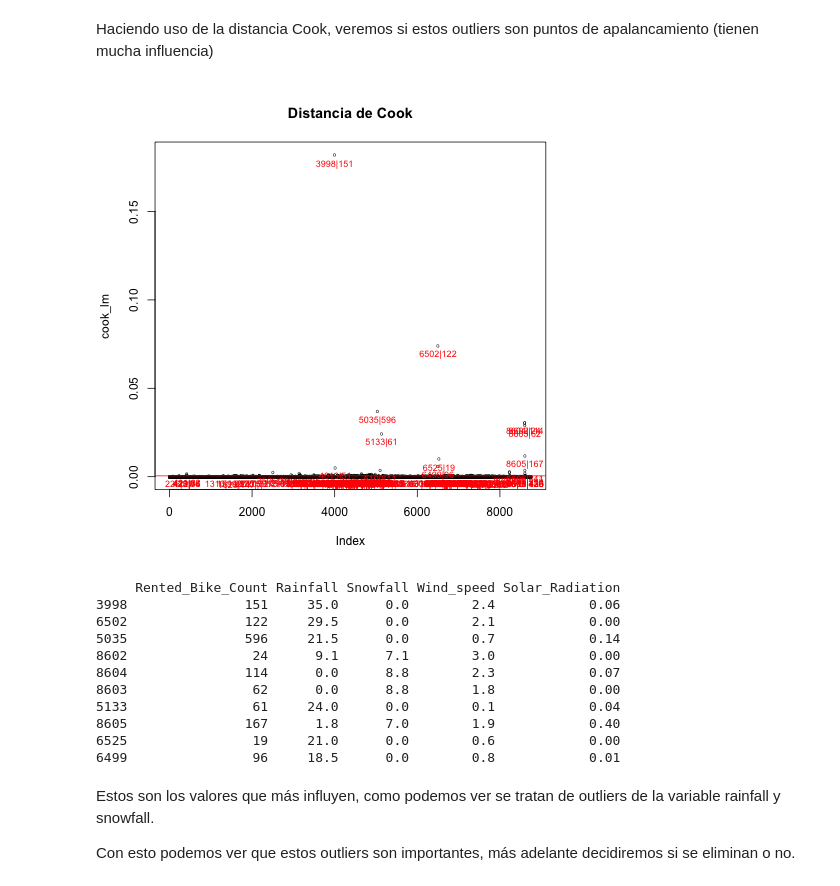
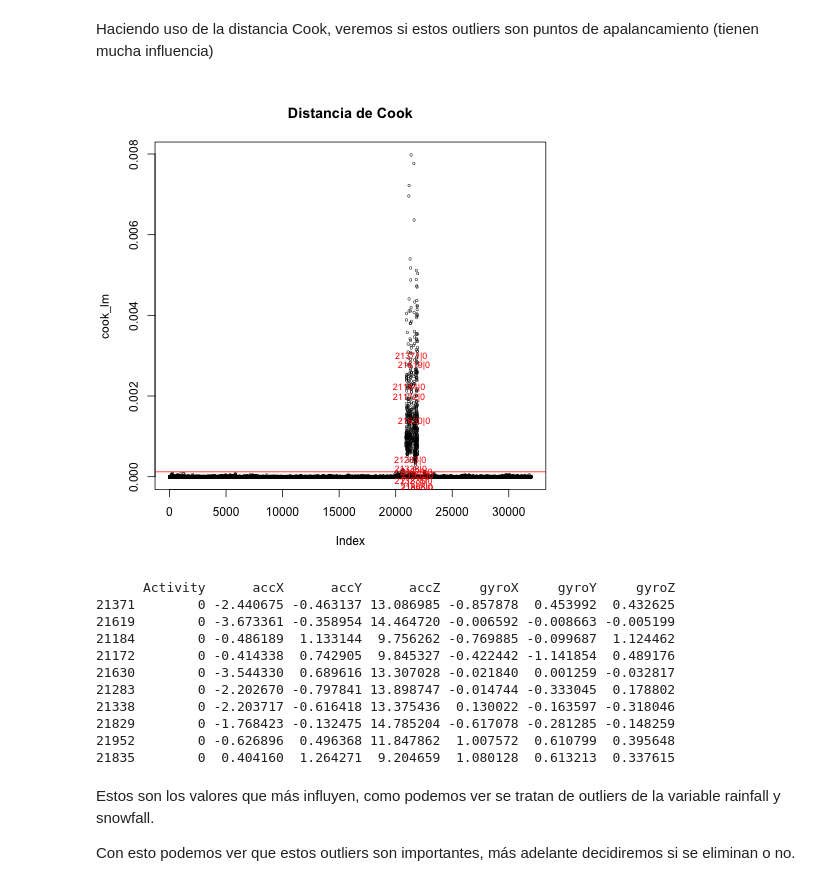
Before and after one commit to Arturo-Hernanz-CM/analisis_datos_modelo_series_temporales_pasajeros_avion, a Jupyter notebook: modelo_series.ipynb, the cells around one changed output. Saved outputs shown, nothing was run; the diff lists cells and outputs as text; code cells hidden in the pictures.

```diff
--- a/modelo_series.ipynb
+++ b/modelo_series.ipynb
@@ -276,32 +235,32 @@ Haciendo uso de la distancia Cook, veremos si estos outliers son puntos de apala
 # %%
 %%R
 
-fit_lm <- lm(Rented_Bike_Count ~ Rainfall + Snowfall + Wind_speed + Solar_Radiation, data = dfMedidas)
+fit_lm <- lm(Activity ~ accX + accY + accZ + gyroX + gyroY + gyroZ , data = dfMedidas)
 cook_lm <- cooks.distance(fit_lm)
 
 plot(cook_lm, pch = "o", cex = 0.5, main = "Distancia de Cook")
 abline(h = 4*mean(cook_lm), col = "red")  # línea de corte
 text(x = 1 : length(cook_lm) + 1, y = cook_lm - 0.005, cex = 0.75,
-     labels = ifelse(cook_lm > 4 * mean(cook_lm), paste0(names(cook_lm),"|",round(dfMedidas$Rented_Bike_Count[as.numeric(names(cook_lm))],0)), ""), col="red")
+     labels = ifelse(cook_lm > 4 * mean(cook_lm), paste0(names(cook_lm),"|",round(dfMedidas$Activity[as.numeric(names(cook_lm))],0)), ""), col="red")
 # %% [output]
-[figure, old version]
+[figure, new version]
 # %%
 %%R
 influentes <- which(cook_lm > 4*mean(cook_lm))
 
-dfMedidas[order(cook_lm, decreasing = TRUE)[1:10], c("Rented_Bike_Count", "Rainfall", "Snowfall", "Wind_speed", "Solar_Radiation")]
+dfMedidas[order(cook_lm, decreasing = TRUE)[1:10], c("Activity", "accX", "accY", "accZ", "gyroX", "gyroY", "gyroZ")]
 # %% [output]
-     Rented_Bike_Count Rainfall Snowfall Wind_speed Solar_Radiation
-3998               151     35.0      0.0        2.4            0.06
-6502               122     29.5      0.0        2.1            0.00
-5035               596     21.5      0.0        0.7            0.14
-8602                24      9.1      7.1        3.0            0.00
-8604               114      0.0      8.8        2.3            0.07
-8603                62      0.0      8.8        1.8            0.00
-5133                61     24.0      0.0        0.1            0.04
-8605               167      1.8      7.0        1.9            0.40
-6525                19     21.0      0.0        0.6            0.00
-6499                96     18.5      0.0        0.8            0.01
+      Activity      accX      accY      accZ     gyroX     gyroY     gyroZ
+21371        0 -2.440675 -0.463137 13.086985 -0.857878  0.453992  0.432625
+21619        0 -3.673361 -0.358954 14.464720 -0.006592 -0.008663 -0.005199
+21184        0 -0.486189  1.133144  9.756262 -0.769885 -0.099687  1.124462
+21172        0 -0.414338  0.742905  9.845327 -0.422442 -1.141854  0.489176
+21630        0 -3.544330  0.689616 13.307028 -0.021840  0.001259 -0.032817
+21283        0 -2.202670 -0.797841 13.898747 -0.014744 -0.333045  0.178802
+21338        0 -2.203717 -0.616418 13.375436  0.130022 -0.163597 -0.318046
+21829        0 -1.768423 -0.132475 14.785204 -0.617078 -0.281285 -0.148259
+21952        0 -0.626896  0.496368 11.847862  1.007572  0.610799  0.395648
+21835        0  0.404160  1.264271  9.204659  1.080128  0.613213  0.337615
 # %% [markdown]
 Estos son los valores que más influyen, como podemos ver se tratan de outliers de la variable rainfall y snowfall.
 
```
Also changed, not shown: parts of 9 cells of this notebook.
